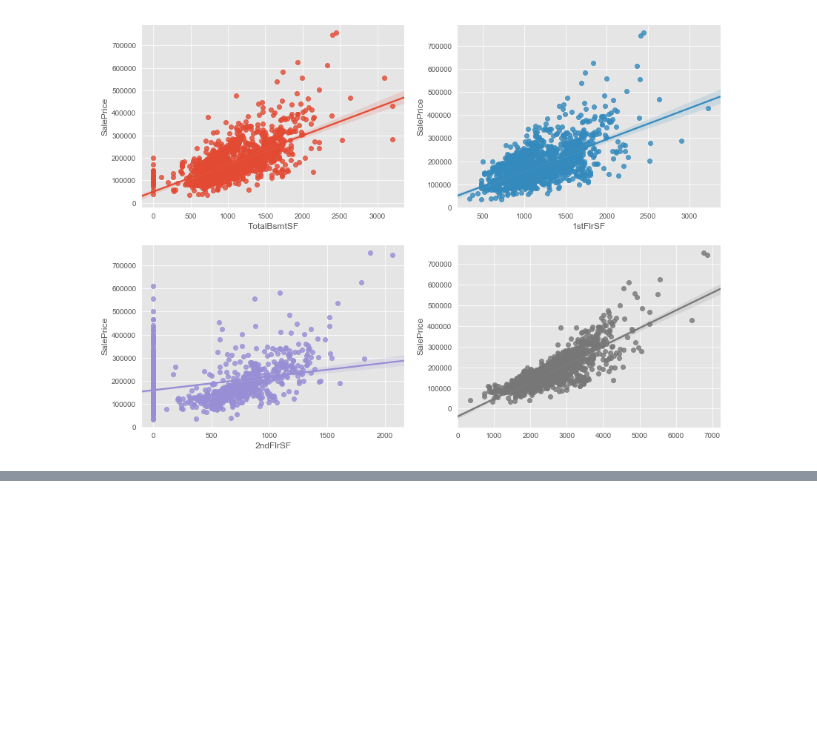
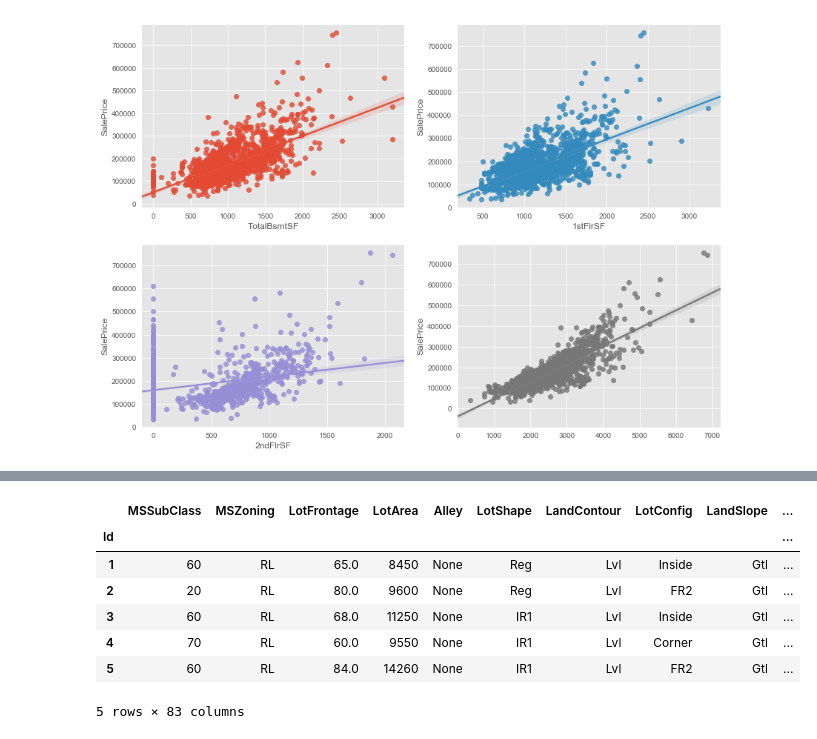
Before and after one commit to santiago-kai/Kaggle---Housing-Prices, a Jupyter notebook: main_ipy.ipynb, the cells around one changed output, grey strips where cells are left out. Cells and saved outputs as stored; diff of their text form; code cells hidden in the pictures; blank space fills up the shorter version.

```diff
--- a/main_ipy.ipynb
+++ b/main_ipy.ipynb
@@ -313,0 +488,11 @@ all_data['NoBsmt'] = (all_data['TotalBsmtSF']==0)
+# %%
+# design a function to calculate a score
+Bsmt['BsmtScore'] = Bsmt['BsmtQual'] * \
+                    Bsmt['BsmtCond'] * \
+                    Bsmt['TotalBsmtSF']
+all_data['BsmtScore']=Bsmt['BsmtScore']
+# %%
+Bsmt['BsmtFin'] = (Bsmt['BsmtFinSF1'] * Bsmt['BsmtFinType1']) \
+                + (Bsmt['BsmtFinSF2'] * Bsmt['BsmtFinType2'])
+all_data['BsmtFinScore']=Bsmt['BsmtFin']
+all_data['BsmtDNF']=(all_data['BsmtFinScore']==0)
@@ -313,0 +530,5 @@ all_data['NoBsmt'] = (all_data['TotalBsmtSF']==0)
+# %%
+garage=['GarageArea','GarageCars','GarageCond','GarageFinish',
+        'GarageQual','GarageType','GarageYrBlt']
+Garage=all_data[garage]
+Garage.head()
@@ -313,0 +543,18 @@ all_data['NoBsmt'] = (all_data['TotalBsmtSF']==0)
+# %%
+garcond_encoder = LabelEncoder()
+Garage['GarageCond'] = garcond_encoder.fit_transform(
+                       Garage['GarageCond'])
+
+garfin_encoder = LabelEncoder()
+Garage['GarageFinish'] = garfin_encoder.fit_transform(
+                         Garage['GarageFinish'])
+
+garqual_encoder = LabelEncoder()
+Garage['GarageQual'] = garqual_encoder.fit_transform(
+                       Garage['GarageQual'])
+
+gartyp_encoder = LabelEncoder()
+Garage['GarageType'] = gartyp_encoder.fit_transform(
+                       Garage['GarageType'])
+
+Garage.head()
@@ -313,0 +569,17 @@ all_data['NoBsmt'] = (all_data['TotalBsmtSF']==0)
+# %%
+Garage['GarageScore'] = Garage['GarageArea'] * \
+                        Garage['GarageCars'] * \
+                        Garage['GarageFinish'] * \
+                        Garage['GarageQual'] * \
+                        Garage['GarageType']
+all_data['GarageScore']=Garage['GarageScore']
+all_data.head()
+# %% [output]
+|  | MSSubClass | MSZoning | LotFrontage | LotArea | Alley | LotShape | LandContour | LotConfig | LandSlope | ... |
+| Id |  |  |  |  |  |  |  |  |  | ... |
+| 1 | 60 | RL | 65.0 | 8450 | None | Reg | Lvl | Inside | Gtl | ... |
+| 2 | 20 | RL | 80.0 | 9600 | None | Reg | Lvl | FR2 | Gtl | ... |
+| 3 | 60 | RL | 68.0 | 11250 | None | IR1 | Lvl | Inside | Gtl | ... |
+| 4 | 70 | RL | 60.0 | 9550 | None | IR1 | Lvl | Corner | Gtl | ... |
+| 5 | 60 | RL | 84.0 | 14260 | None | IR1 | Lvl | FR2 | Gtl | ... |
+5 rows × 83 columns
```
Also changed, not shown: parts of 53 cells of this notebook, 7 other files.
